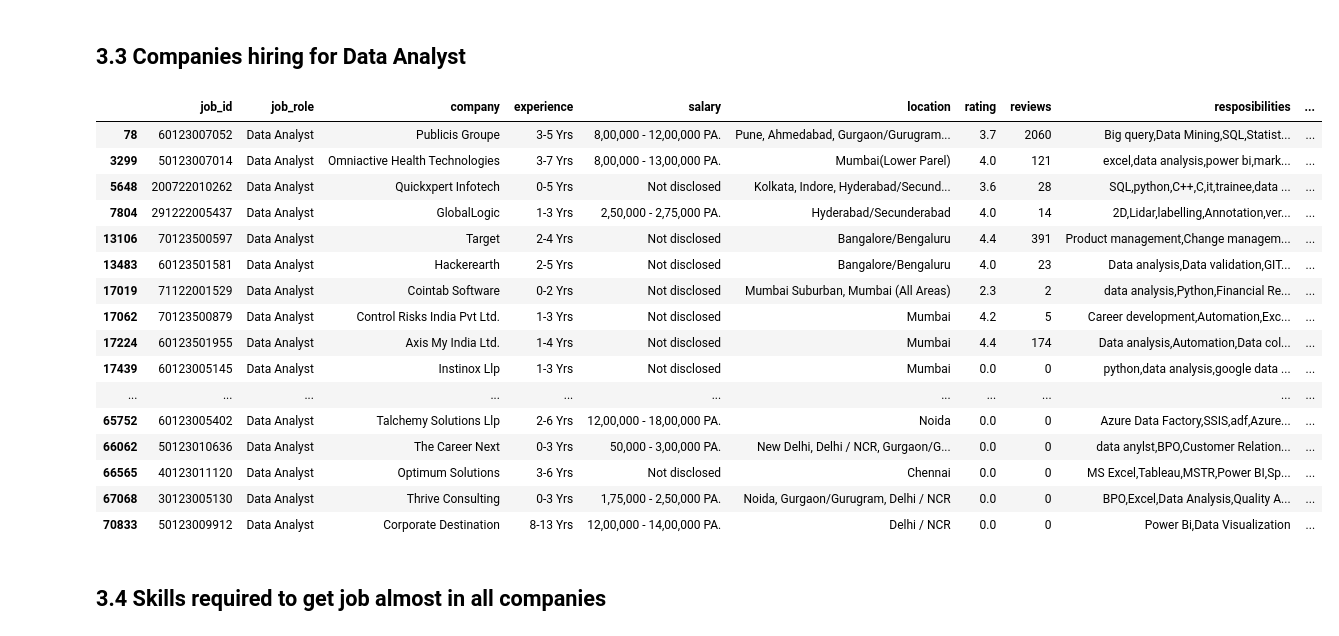
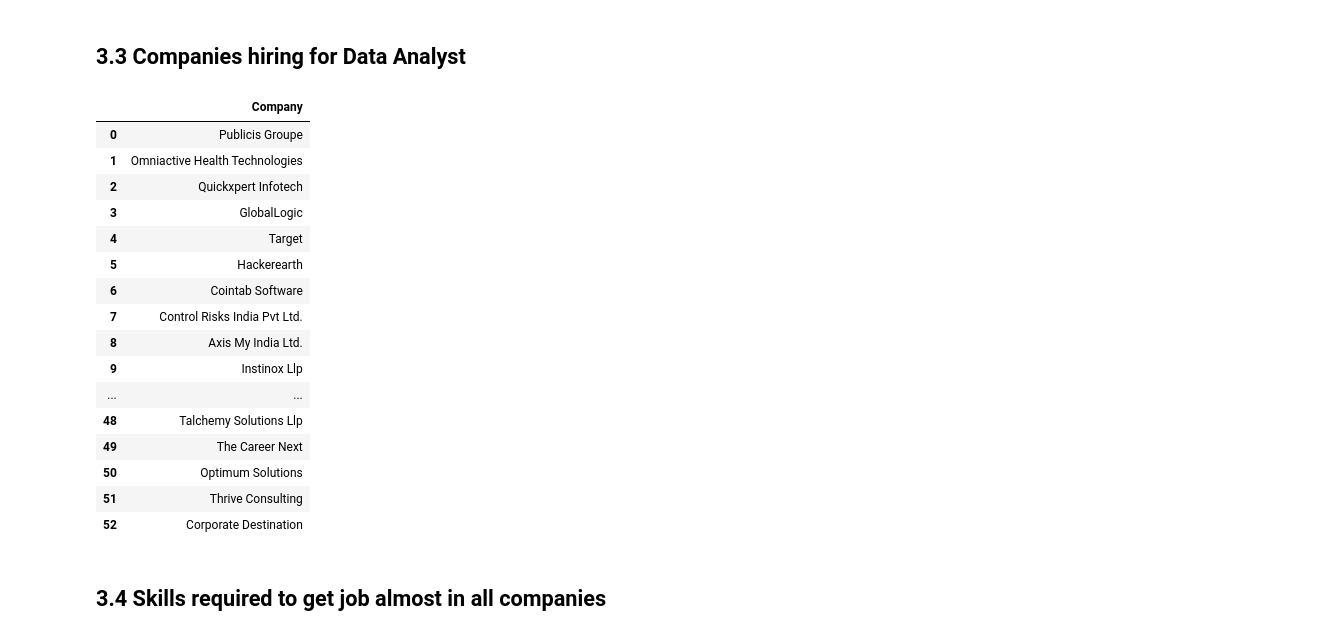
Before and after one commit to MaitreyeeBudhale/Data-Analysis, a Jupyter notebook: Jobs_Analysis.ipynb, the cells around one changed output. Saved outputs shown, nothing was run; the diff lists cells and outputs as text; code cells hidden in the pictures.

```diff
--- a/Jobs_Analysis.ipynb
+++ b/Jobs_Analysis.ipynb
@@ -338,24 +258,28 @@ Name: rating, dtype: float64
 # %% [markdown]
 ## 3.3 Companies hiring for Data Analyst
 # %%
-(df[df['job_role']=='Data Analyst'])
+unique_companies = df[df['job_role'] == 'Data Analyst']['company'].unique()
+
+company_table = pd.DataFrame(unique_companies, columns=['Company'])
+
+company_table
 # %% [output]
-|  | job_id | job_role | company | experience | salary | location | rating | reviews | resposibilities | ... |
-| 78 | 60123007052 | Data Analyst | Publicis Groupe | 3-5 Yrs | 8,00,000 - 12,00,000 PA. | Pune, Ahmedabad, Gurgaon/Gurugram... | 3.7 | 2060 | Big query,Data Mining,SQL,Statist... | ... |
-| 3299 | 50123007014 | Data Analyst | Omniactive Health Technologies | 3-7 Yrs | 8,00,000 - 13,00,000 PA. | Mumbai(Lower Parel) | 4.0 | 121 | excel,data analysis,power bi,mark... | ... |
-| 5648 | 200722010262 | Data Analyst | Quickxpert Infotech | 0-5 Yrs | Not disclosed | Kolkata, Indore, Hyderabad/Secund... | 3.6 | 28 | SQL,python,C++,C,it,trainee,data ... | ... |
-| 7804 | 291222005437 | Data Analyst | GlobalLogic | 1-3 Yrs | 2,50,000 - 2,75,000 PA. | Hyderabad/Secunderabad | 4.0 | 14 | 2D,Lidar,labelling,Annotation,ver... | ... |
-| 13106 | 70123500597 | Data Analyst | Target | 2-4 Yrs | Not disclosed | Bangalore/Bengaluru | 4.4 | 391 | Product management,Change managem... | ... |
-| 13483 | 60123501581 | Data Analyst | Hackerearth | 2-5 Yrs | Not disclosed | Bangalore/Bengaluru | 4.0 | 23 | Data analysis,Data validation,GIT... | ... |
-| 17019 | 71122001529 | Data Analyst | Cointab Software | 0-2 Yrs | Not disclosed | Mumbai Suburban, Mumbai (All Areas) | 2.3 | 2 | data analysis,Python,Financial Re... | ... |
-| 17062 | 70123500879 | Data Analyst | Control Risks India Pvt Ltd. | 1-3 Yrs | Not disclosed | Mumbai | 4.2 | 5 | Career development,Automation,Exc... | ... |
-| 17224 | 60123501955 | Data Analyst | Axis My India Ltd. | 1-4 Yrs | Not disclosed | Mumbai | 4.4 | 174 | Data analysis,Automation,Data col... | ... |
-| 17439 | 60123005145 | Data Analyst | Instinox Llp | 1-3 Yrs | Not disclosed | Mumbai | 0.0 | 0 | python,data analysis,google data ... | ... |
-| ... | ... | ... | ... | ... | ... | ... | ... | ... | ... | ... |
-| 65752 | 60123005402 | Data Analyst | Talchemy Solutions Llp | 2-6 Yrs | 12,00,000 - 18,00,000 PA. | Noida | 0.0 | 0 | Azure Data Factory,SSIS,adf,Azure... | ... |
-| 66062 | 50123010636 | Data Analyst | The Career Next | 0-3 Yrs | 50,000 - 3,00,000 PA. | New Delhi, Delhi / NCR, Gurgaon/G... | 0.0 | 0 | data anylst,BPO,Customer Relation... | ... |
-| 66565 | 40123011120 | Data Analyst | Optimum Solutions | 3-6 Yrs | Not disclosed | Chennai | 0.0 | 0 | MS Excel,Tableau,MSTR,Power BI,Sp... | ... |
-| 67068 | 30123005130 | Data Analyst | Thrive Consulting | 0-3 Yrs | 1,75,000 - 2,50,000 PA. | Noida, Gurgaon/Gurugram, Delhi / NCR | 0.0 | 0 | BPO,Excel,Data Analysis,Quality A... | ... |
-| 70833 | 50123009912 | Data Analyst | Corporate Destination | 8-13 Yrs | 12,00,000 - 14,00,000 PA. | Delhi / NCR | 0.0 | 0 | Power Bi,Data Visualization | ... |
+|  | Company |
+| 0 | Publicis Groupe |
+| 1 | Omniactive Health Technologies |
+| 2 | Quickxpert Infotech |
+| 3 | GlobalLogic |
+| 4 | Target |
+| 5 | Hackerearth |
+| 6 | Cointab Software |
+| 7 | Control Risks India Pvt Ltd. |
+| 8 | Axis My India Ltd. |
+| 9 | Instinox Llp |
+| ... | ... |
+| 48 | Talchemy Solutions Llp |
+| 49 | The Career Next |
+| 50 | Optimum Solutions |
+| 51 | Thrive Consulting |
+| 52 | Corporate Destination |
 # %% [markdown]
 ## 3.4 Skills required to get job almost in all companies
```
Also changed, not shown: parts of 20 cells of this notebook.
